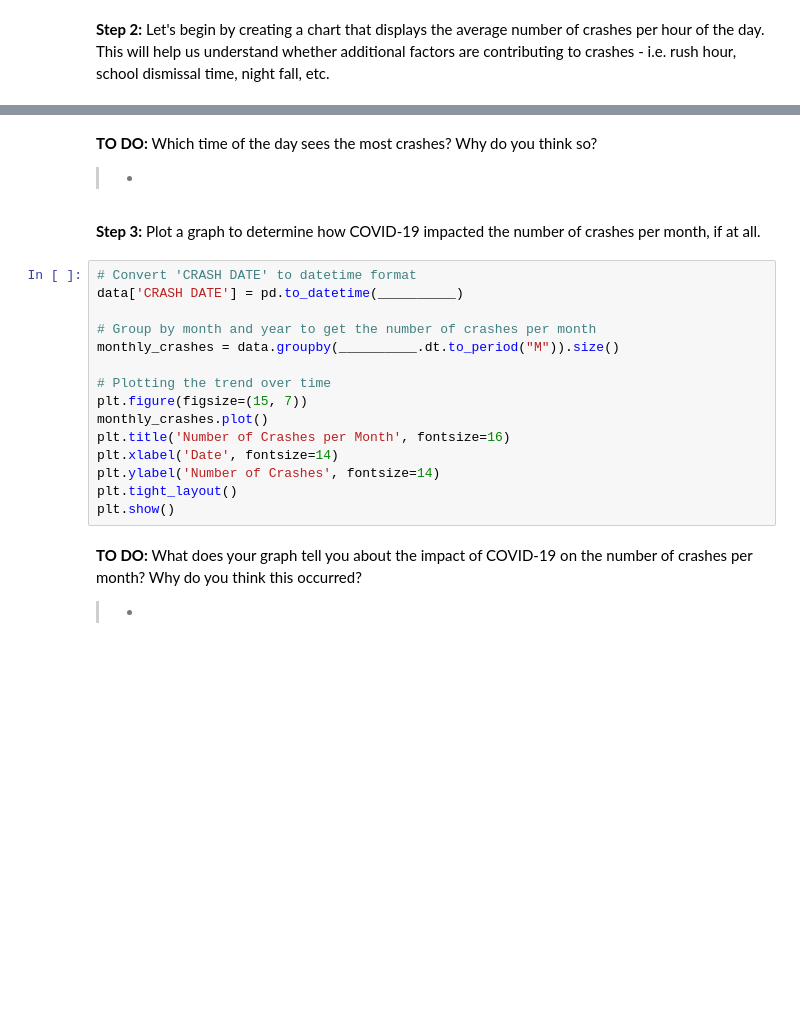
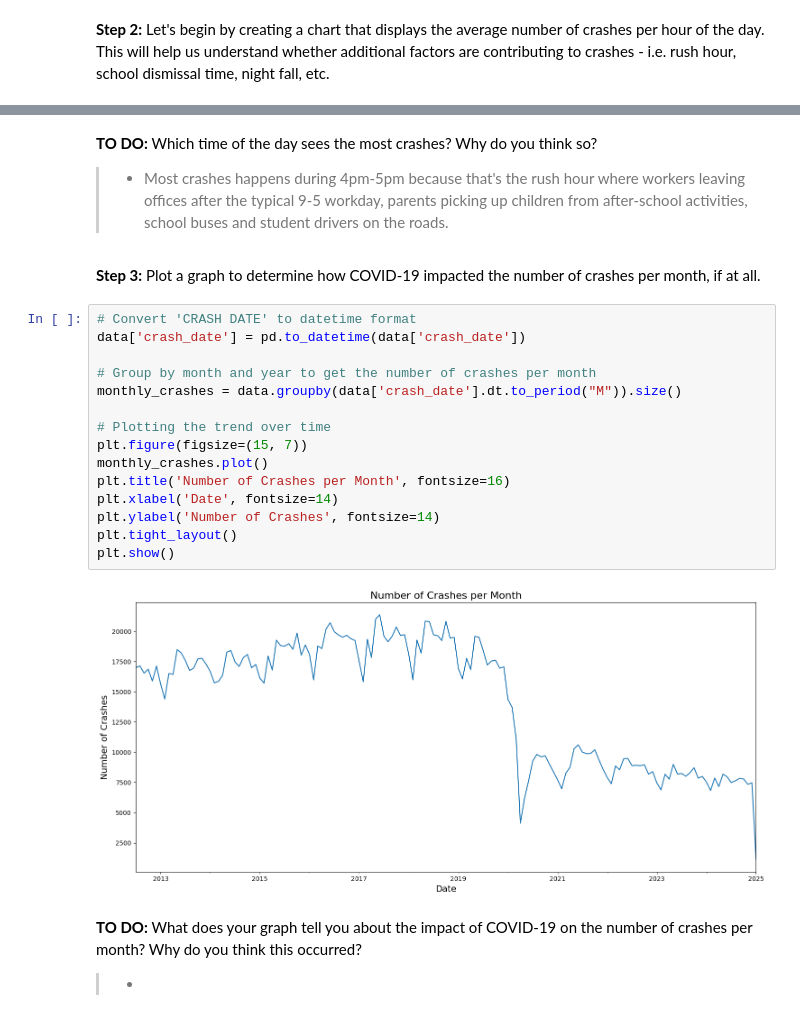
Before and after one commit to Raswanth-Prasath/TDSP, a Jupyter notebook: EXPLORER_ACCELERATOR_Transportation_Data_Science_Project_(TDSP).ipynb, the cells around one changed output, grey strips where cells are left out. Cells and saved outputs as stored; diff of their text form; blank space fills up the shorter version.

```diff
--- a/EXPLORER_ACCELERATOR_Transportation_Data_Science_Project_(TDSP).ipynb
+++ b/EXPLORER_ACCELERATOR_Transportation_Data_Science_Project_(TDSP).ipynb
@@ -443,25 +446,27 @@ plt.show()
 # %% [markdown]
 **TO DO:** Which time of the day sees the most crashes? Why do you think so?
 
-> *
+> * Most crashes happens during 4pm-5pm because that's the rush hour where workers leaving offices after the typical 9-5 workday, parents picking up children from after-school activities, school buses and student drivers on the roads.
 # %% [markdown]
 **Step 3:**
 Plot a graph to determine how COVID-19 impacted the number of crashes per month, if at all.
 # %%
 # Convert 'CRASH DATE' to datetime format
-data['CRASH DATE'] = pd.to_datetime(__________)
+data['crash_date'] = pd.to_datetime(data['crash_date'])
 
 # Group by month and year to get the number of crashes per month
-monthly_crashes = data.groupby(__________.dt.to_period("M")).size()
+monthly_crashes = data.groupby(data['crash_date'].dt.to_period("M")).size()
 
 # Plotting the trend over time
 plt.figure(figsize=(15, 7))
 monthly_crashes.plot()
 plt.title('Number of Crashes per Month', fontsize=16)
 plt.xlabel('Date', fontsize=14)
 plt.ylabel('Number of Crashes', fontsize=14)
 plt.tight_layout()
 plt.show()
+# %% [output]
+[figure, added]
 # %% [markdown]
 **TO DO:** What does your graph tell you about the impact of COVID-19 on the number of crashes per month? Why do you think this occurred?
 
```
Also changed, not shown: parts of 3 cells of this notebook.
